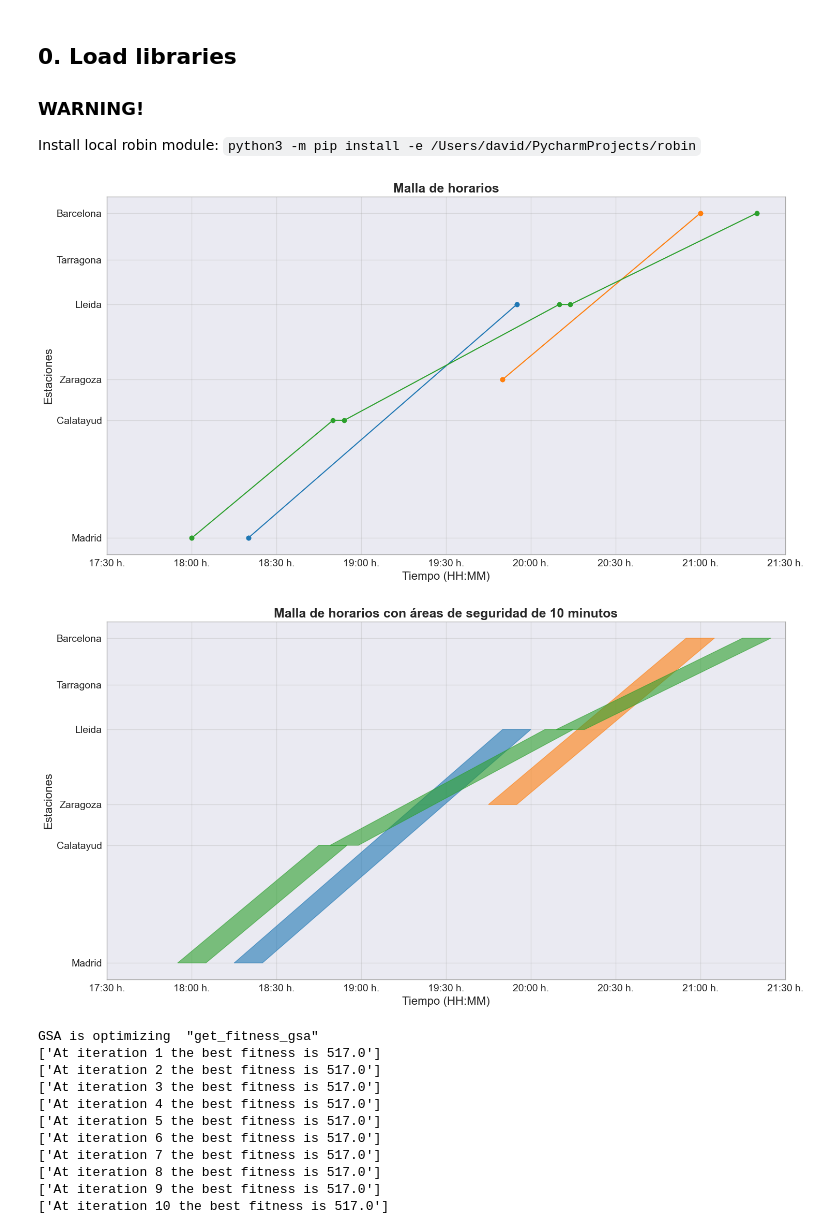
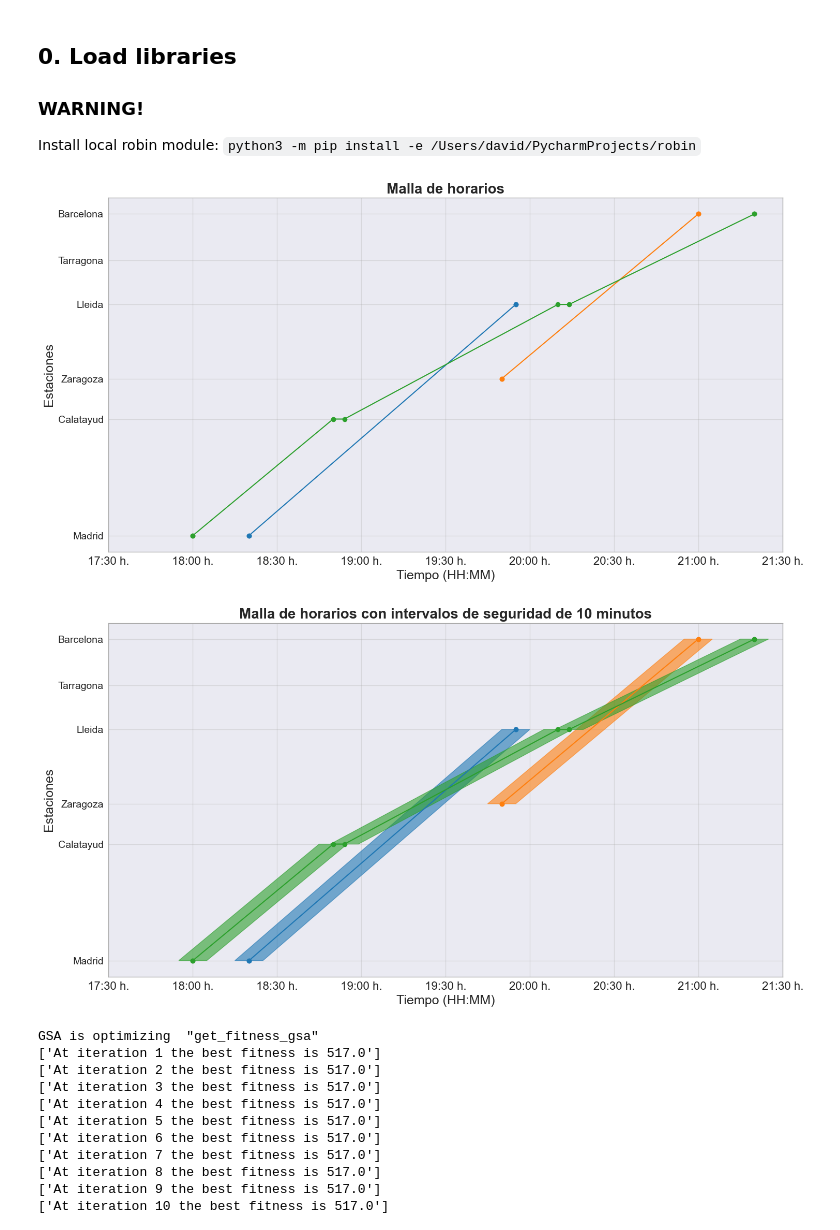
Before and after one commit to DavidMunozValero/GSA_M, a Jupyter notebook: notebooks/13.0-robin_generator_revenue.ipynb, the cells around one changed output. Cells and saved outputs as stored; diff of their text form; code cells hidden in the pictures.

Commit message:
update train schedule plot

```diff
--- a/notebooks/13.0-robin_generator_revenue.ipynb
+++ b/notebooks/13.0-robin_generator_revenue.ipynb
@@ -32,13 +32,19 @@ sm = RevenueMaximization(requested_schedule=schedule,
 # %%
 from benchmarks.utils import TrainSchedulePlotter
 
 schedule_plotter = TrainSchedulePlotter(schedule, line_stations)
-schedule_plotter.plot(save_path='../figures/example.pdf')
-
-schedule_plotter.plot_security_gaps(save_path='../figures/example_security_gaps.pdf')
+schedule_plotter.plot(main_title=f"Malla de horarios",
+                      save_path='../figures/example.pdf')
 # %% [output]
-[figure, old version]
+[figure, new version]
-[figure, removed]
+# %%
+security_gap = 10
+schedule_plotter.plot(main_title=f"Malla de horarios con intervalos de seguridad de {security_gap} minutos",
+                      plot_security_gaps=True,
+                      security_gap=security_gap,
+                      save_path='../figures/example_security_gaps.pdf')
+# %% [output]
+[figure, added]
 # %%
 from src.entities import GSA
 
```
Also changed, not shown: 1 other file.
